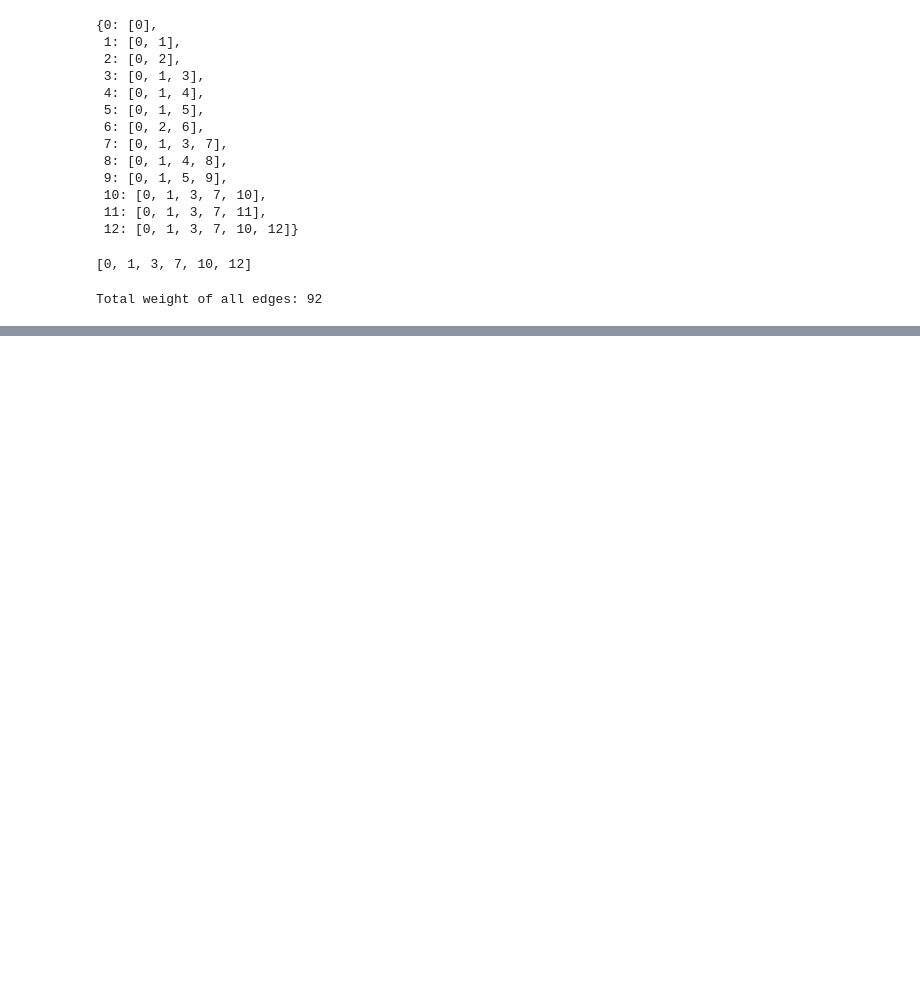
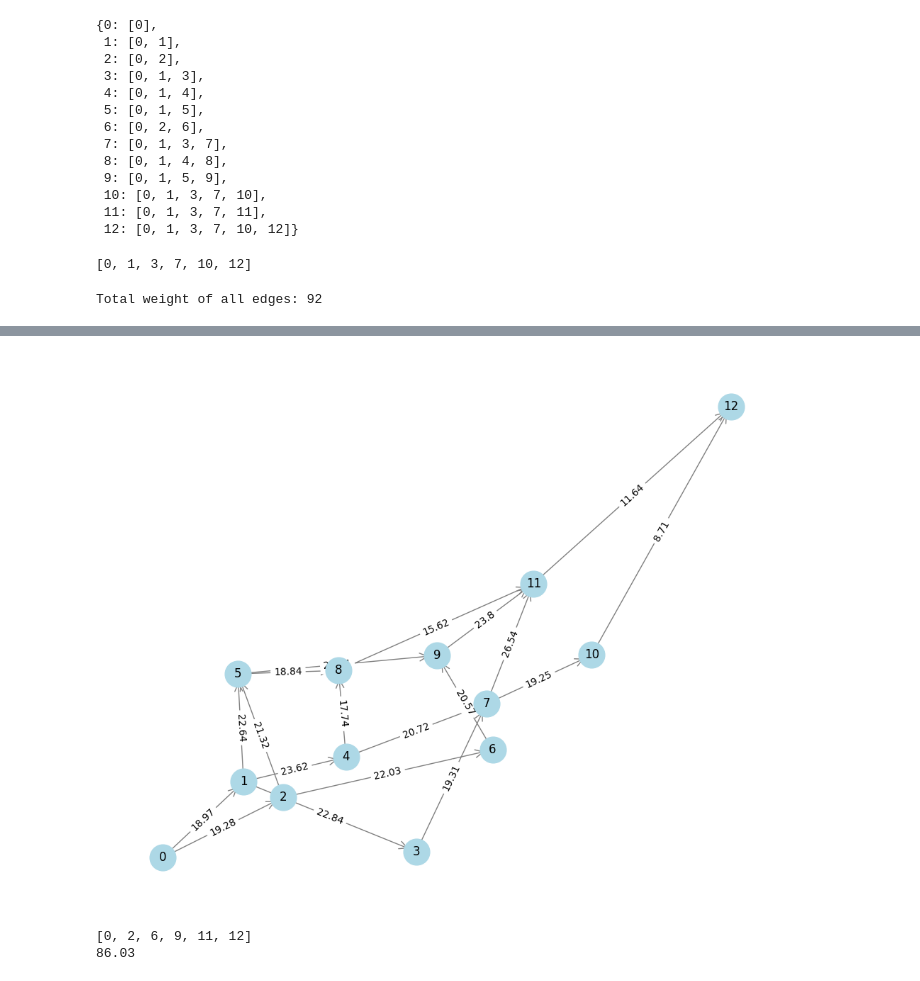
Before and after one commit to martgros/weekly_puzzles, a Jupyter notebook: gambit-route-planning/network.ipynb, the cells around one changed output, grey strips where cells are left out. Cells and saved outputs as stored; diff of their text form; code cells hidden in the pictures; blank space fills up the shorter version.

```diff
--- a/gambit-route-planning/network.ipynb
+++ b/gambit-route-planning/network.ipynb
@@ -104,0 +275,42 @@ Total weight of all edges: 92
+# %%
+import copy
+
+def get_shortest_path(G, start, target):
+    paths = list(nx.all_simple_paths(G, source=start, target=target))
+    path_sum_weights = [path_weight_sum(G, p) for p in paths]
+    idx = np.argmin(path_sum_weights)
+    return paths[idx], path_sum_weights[idx]
+
+def update_network(G,std,mode):
+    G_mod = copy.deepcopy(G)
+    if mode == 'relative':
+        for u, v in G.edges():
+            base_weight = G[u][v]['weight']
+            std_sample = base_weight * np.random.normal(0, std)
+            G_mod[u][v]['weight'] = np.round(base_weight + std_sample,2)
+    elif mode == 'absolute':
+        for u, v in G.edges():
+            base_weight = G[u][v]['weight']
+            std_sample = np.random.normal(0, std)
+            G_mod[u][v]['weight'] = np.round(base_weight + std_sample,2)
+    else:
+        raise ValueError("Mode must be 'relative' or 'absolute'")
+
+    return G_mod
+# %%
+# test is modifiying the graph is working properly
+G_mod=update_network(G,0.1,'relative')
+plot_network(G_mod)
+# %% [output]
+[figure, added]
+# %%
+# test the shortes path function
+G_mod=update_network(G,0.1,'relative')
+start=0
+target=12
+p,w=get_shortest_path(G_mod, start, target)
+print(p)
+print(w)
+# %% [output]
+[0, 2, 6, 9, 11, 12]
+86.03
```
Also changed, not shown: parts of 12 cells of this notebook, 2 other files.
